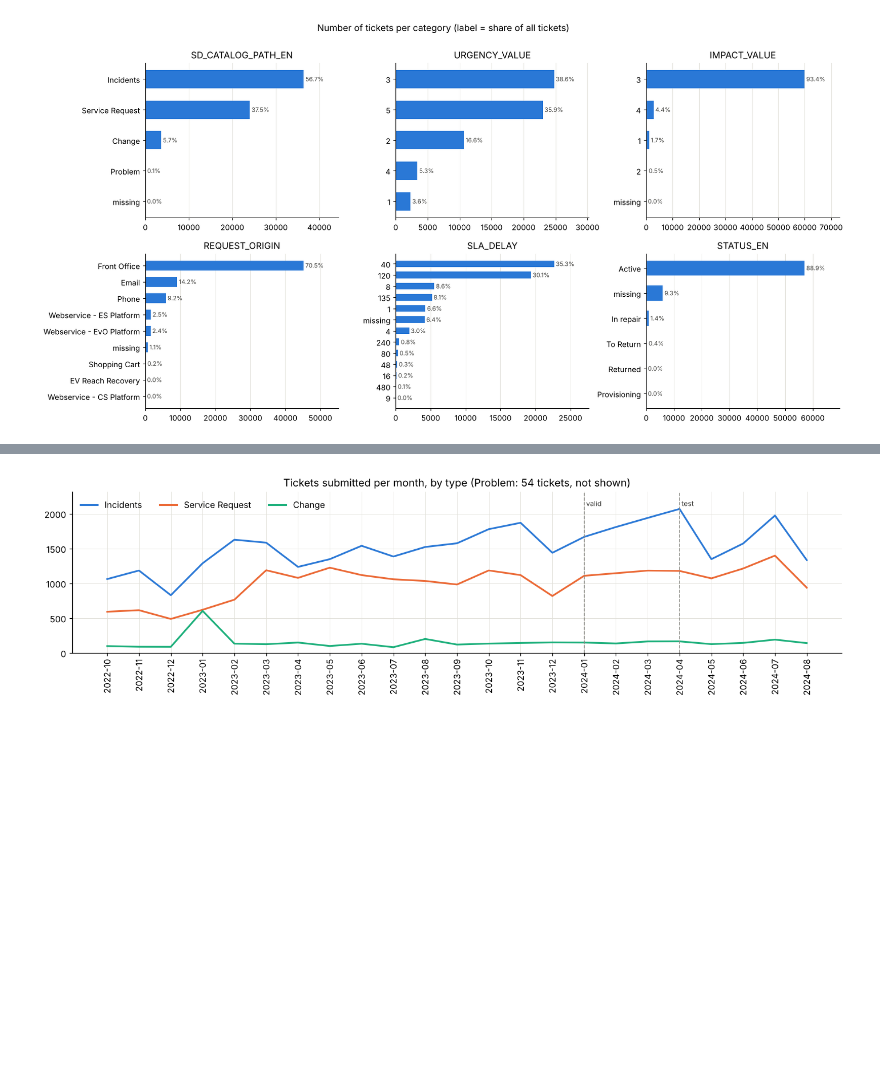
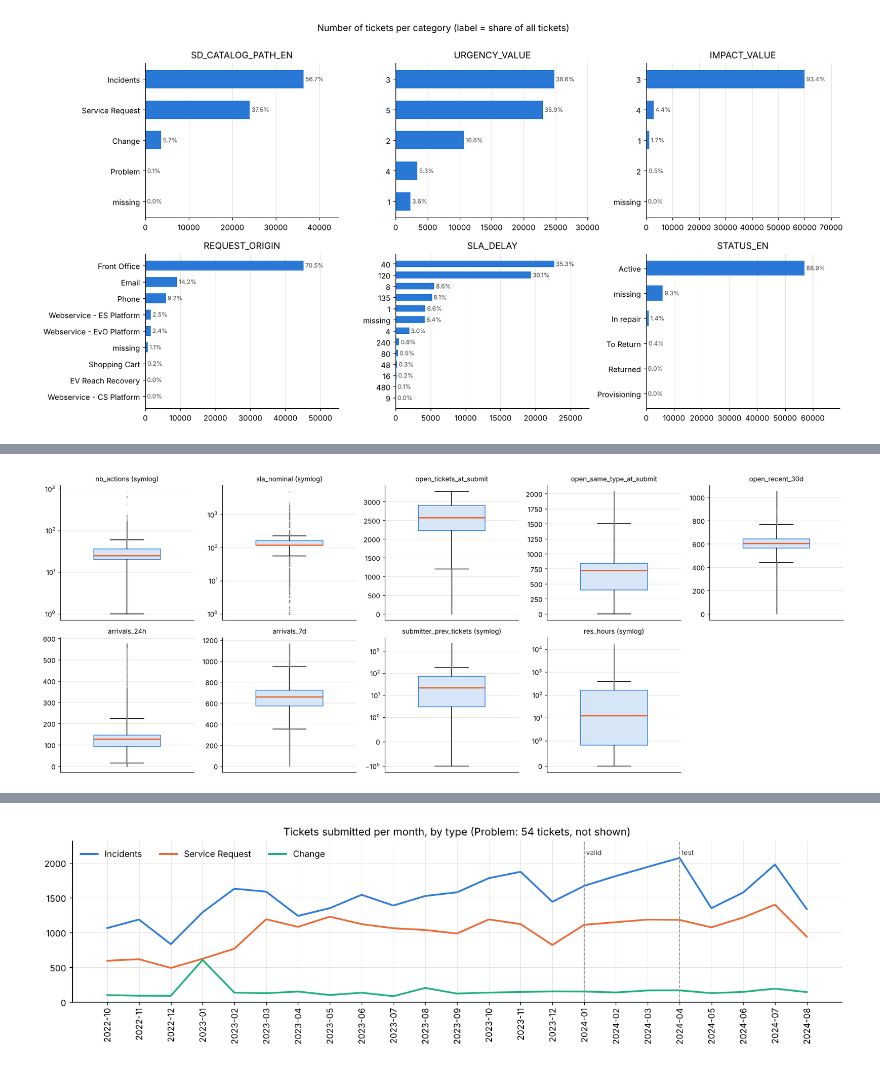
Before and after one commit to peruccalice/Data-Science-Seminars-and-Challenge, a Jupyter notebook: coding/SLA_00_exploratory.ipynb, the cells around one changed output, grey strips where cells are left out. Saved outputs shown, nothing was run; the diff lists cells and outputs as text; code cells hidden in the pictures; blank space fills up the shorter version.

```diff
--- a/coding/SLA_00_exploratory.ipynb
+++ b/coding/SLA_00_exploratory.ipynb
@@ -352,0 +477,32 @@ plt.tight_layout(); plt.show()
+# %%
+OUT_FEATS = ["nb_actions", "sla_nominal", "open_tickets_at_submit", "open_same_type_at_submit", "open_recent_30d",
+             "arrivals_24h", "arrivals_7d", "submitter_prev_tickets", "res_hours"]
+
+def iqr_outliers(x):
+    q1, q3 = x.quantile([0.25, 0.75]); iqr = q3 - q1
+    lo, hi = q1 - 1.5 * iqr, q3 + 1.5 * iqr
+    return q1, q3, iqr, lo, hi, (x < lo) | (x > hi)
+
+rows = []
+for c in OUT_FEATS:
+    x = df[c].dropna()
+    q1, q3, iqr, lo, hi, out = iqr_outliers(x)
+    *_, out_log = iqr_outliers(np.log1p(x.clip(lower=0)))
+    rows.append(dict(feature=c, Q1=q1, Q3=q3, IQR=iqr, lower_fence=lo, upper_fence=hi, n_outliers=out.sum(),
+                     outliers_pct=100 * out.mean(), outliers_pct_log_scale=100 * out_log.mean(),
+                     viol_rate_outliers=df.loc[out[out].index, "viol"].mean(),
+                     viol_rate_others=df.loc[out[~out].index, "viol"].mean()))
+display(pd.DataFrame(rows).set_index("feature").round(2))
+
+fig, axes = plt.subplots(2, 5, figsize=(17, 6.5))
+for ax, c in zip(axes.flat, OUT_FEATS):
+    x = df[c].dropna()
+    ax.boxplot(x, vert=True, widths=0.5, patch_artist=True, showfliers=True,
+               boxprops=dict(facecolor="#d6e6f7", edgecolor=BLUE), medianprops=dict(color=ORANGE, lw=2),
+               flierprops=dict(marker="o", markersize=2, alpha=0.2, markerfacecolor=GRAY, markeredgecolor="none"))
+    ax.set_title(c, fontsize=10); ax.set_xticks([])
+    if x.skew() > 2:
+        ax.set_yscale("symlog", linthresh=1); ax.set_title(c + " (symlog)", fontsize=10)
+axes.flat[-1].axis("off")
+plt.tight_layout(); plt.show()
+# %% [output]
@@ -352,0 +520 @@ plt.tight_layout(); plt.show()
+[figure, added]
```
Also changed, not shown: parts of 43 cells of this notebook.
